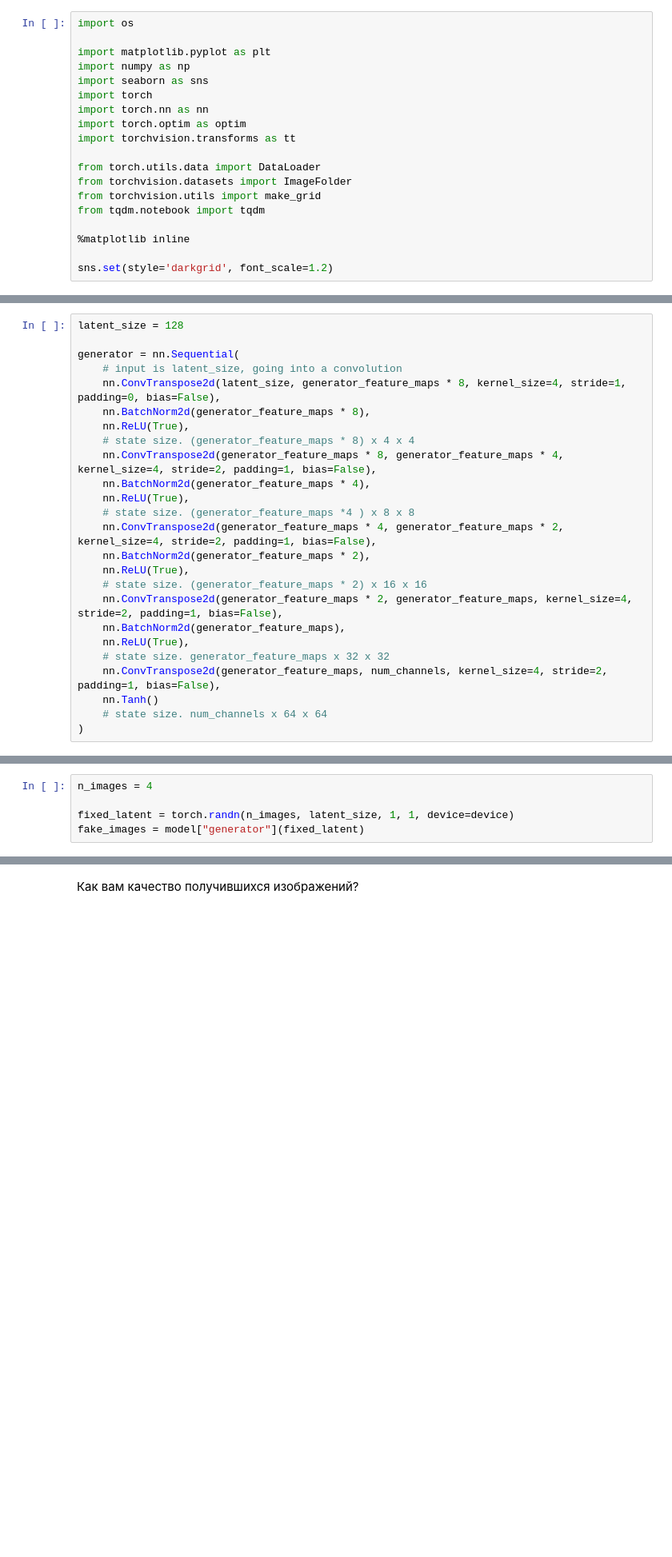
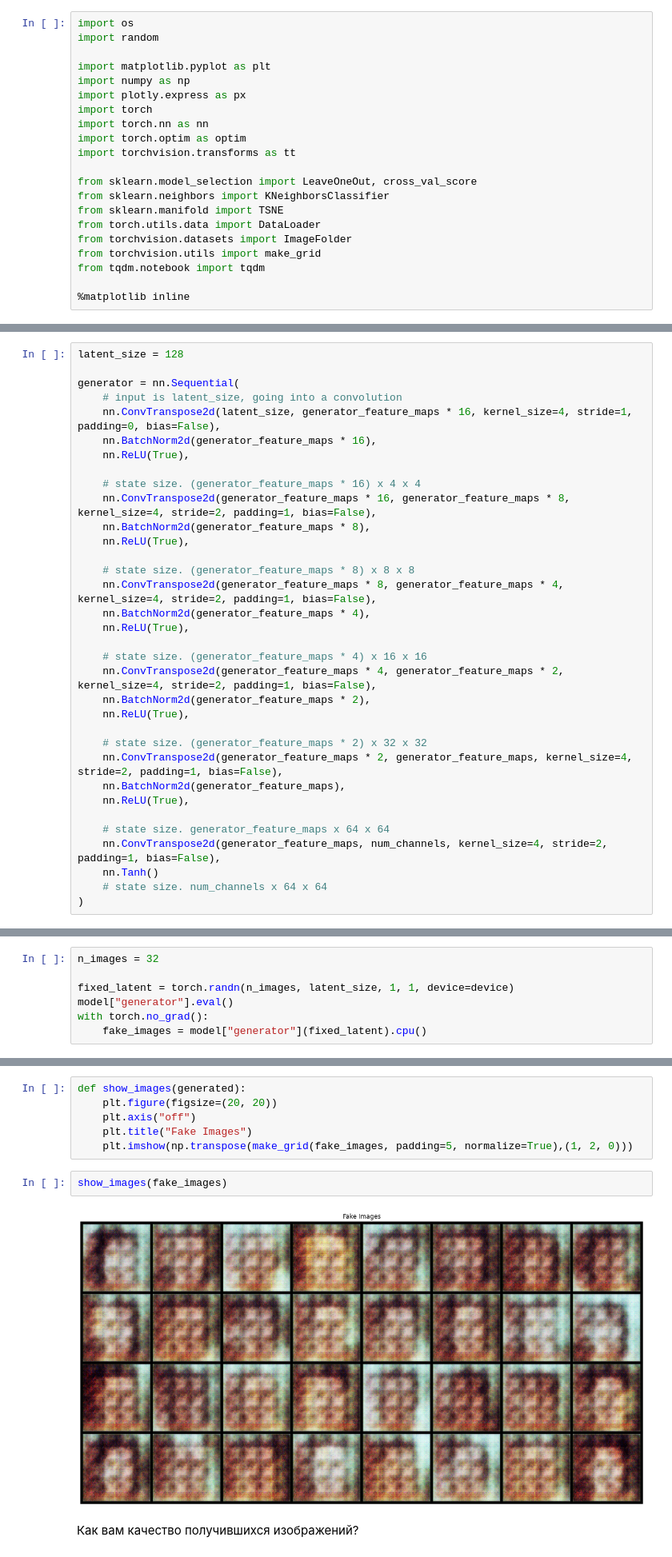
Before and after one commit to noname19871/DLS2022_advanced, a Jupyter notebook: homeworks/homework8/[homework]gan.ipynb, the cells around one changed output, grey strips where cells are left out. Shown at 80% size. Saved outputs shown, nothing was run; the diff lists cells and outputs as text; blank space fills up the shorter version.

```diff
--- a/homeworks/homework8/[homework]gan.ipynb
+++ b/homeworks/homework8/[homework]gan.ipynb
@@ -2,20 +2,22 @@
 В этом домашнем задании вы обучите GAN генерировать лица людей и посмотрите на то, как можно оценивать качество генерации
 # %%
 import os
+import random
 
 import matplotlib.pyplot as plt
 import numpy as np
-import seaborn as sns
+import plotly.express as px
 import torch
 import torch.nn as nn
 import torch.optim as optim
 import torchvision.transforms as tt
 
+from sklearn.model_selection import LeaveOneOut, cross_val_score
+from sklearn.neighbors import KNeighborsClassifier
+from sklearn.manifold import TSNE
 from torch.utils.data import DataLoader
 from torchvision.datasets import ImageFolder
 from torchvision.utils import make_grid
 from tqdm.notebook import tqdm
 
 %matplotlib inline
-
-sns.set(style='darkgrid', font_scale=1.2)
@@ -202,22 +226,31 @@ latent_size = 128
 
 generator = nn.Sequential(
     # input is latent_size, going into a convolution
-    nn.ConvTranspose2d(latent_size, generator_feature_maps * 8, kernel_size=4, stride=1, padding=0, bias=False),
+    nn.ConvTranspose2d(latent_size, generator_feature_maps * 16, kernel_size=4, stride=1, padding=0, bias=False),
+    nn.BatchNorm2d(generator_feature_maps * 16),
+    nn.ReLU(True),
+
+    # state size. (generator_feature_maps * 16) x 4 x 4
+    nn.ConvTranspose2d(generator_feature_maps * 16, generator_feature_maps * 8, kernel_size=4, stride=2, padding=1, bias=False),
     nn.BatchNorm2d(generator_feature_maps * 8),
     nn.ReLU(True),
-    # state size. (generator_feature_maps * 8) x 4 x 4
+
+    # state size. (generator_feature_maps * 8) x 8 x 8
     nn.ConvTranspose2d(generator_feature_maps * 8, generator_feature_maps * 4, kernel_size=4, stride=2, padding=1, bias=False),
     nn.BatchNorm2d(generator_feature_maps * 4),
     nn.ReLU(True),
-    # state size. (generator_feature_maps *4 ) x 8 x 8
+
+    # state size. (generator_feature_maps * 4) x 16 x 16
     nn.ConvTranspose2d(generator_feature_maps * 4, generator_feature_maps * 2, kernel_size=4, stride=2, padding=1, bias=False),
     nn.BatchNorm2d(generator_feature_maps * 2),
     nn.ReLU(True),
-    # state size. (generator_feature_maps * 2) x 16 x 16
+
+    # state size. (generator_feature_maps * 2) x 32 x 32
     nn.ConvTranspose2d(generator_feature_maps * 2, generator_feature_maps, kernel_size=4, stride=2, padding=1, bias=False),
     nn.BatchNorm2d(generator_feature_maps),
     nn.ReLU(True),
-    # state size. generator_feature_maps x 32 x 32
+
+    # state size. generator_feature_maps x 64 x 64
     nn.ConvTranspose2d(generator_feature_maps, num_channels, kernel_size=4, stride=2, padding=1, bias=False),
     nn.Tanh()
     # state size. num_channels x 64 x 64
@@ -373,7 +411,9 @@ ValueError: ignored
 # %% [markdown]
 Теперь давайте оценим качество получившихся изображений. Напишите функцию, которая выводит изображения, сгенерированные нашим генератором
 # %%
-n_images = 4
+n_images = 32
 
 fixed_latent = torch.randn(n_images, latent_size, 1, 1, device=device)
-fake_images = model["generator"](fixed_latent)
+model["generator"].eval()
+with torch.no_grad():
+    fake_images = model["generator"](fixed_latent).cpu()
@@ -384,3 +420,13 @@ def show_images(generated):
+# %%
+def show_images(generated):
+    plt.figure(figsize=(20, 20))
+    plt.axis("off")
+    plt.title("Fake Images")
+    plt.imshow(np.transpose(make_grid(fake_images, padding=5, normalize=True),(1, 2, 0)))
+# %%
+show_images(fake_images)
+# %% [output]
+[figure, added]
 # %% [markdown]
 Как вам качество получившихся изображений?
 # %% [markdown]
```
Also changed, not shown: parts of 16 cells of this notebook.
